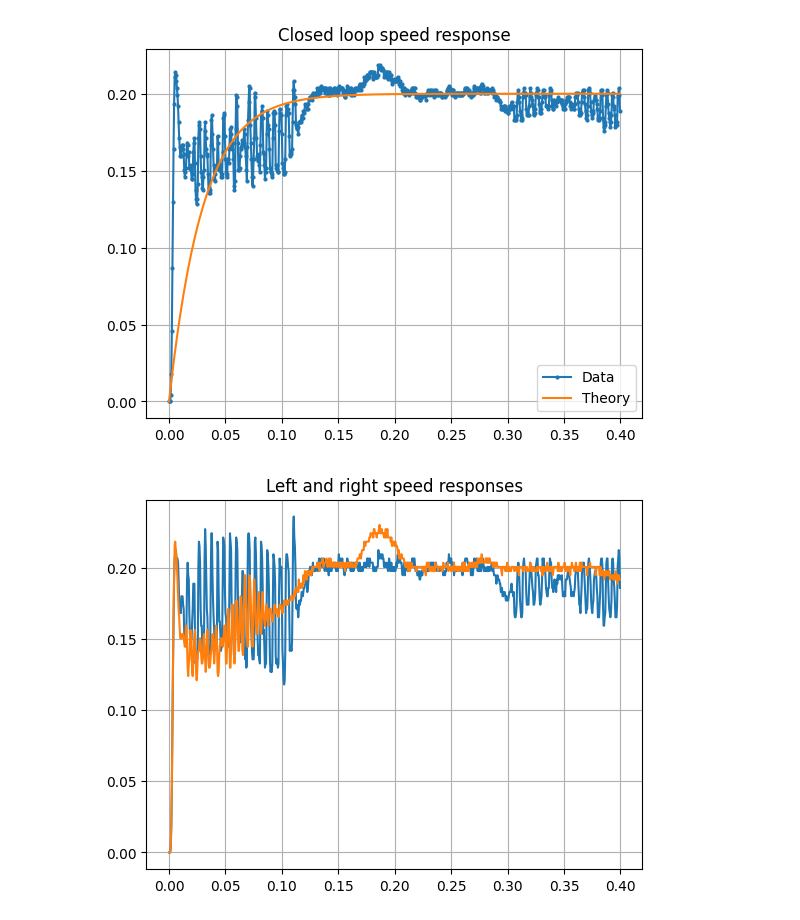
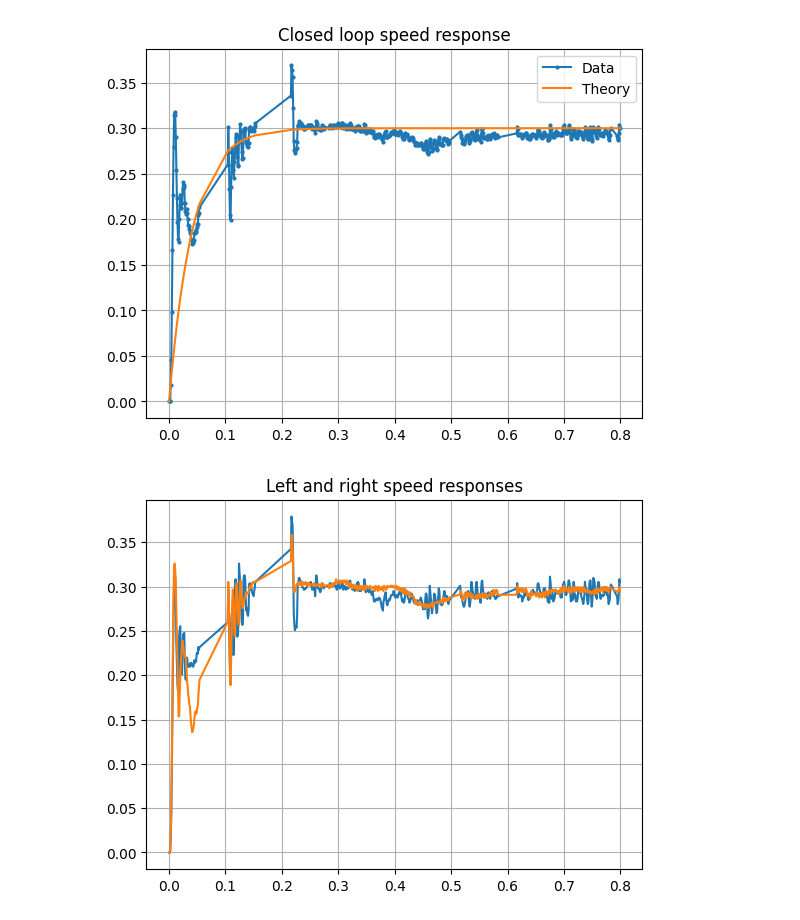
Before and after one commit to EthanD11/botlightyear, a Jupyter notebook: Teensy/CL_test/CL_test.ipynb, the cells around one changed output. Drawn from its saved outputs; the diff is of its cells as text; code cells hidden in the pictures.

```diff
--- a/Teensy/CL_test/CL_test.ipynb
+++ b/Teensy/CL_test/CL_test.ipynb
@@ -4,7 +4,7 @@ import matplotlib.pyplot as plt
 import pandas as pd
 import re
 # %%
-with open("CL_test__Kp_13dot2__Ki_44dot0__ref_0dot2__RD_500u.txt", "r") as file:
+with open("NEW_CL__Kp_13d9__Ki_33d1.txt", "r") as file:
     raw_data = file.read().strip().split("Mode")[1:-2]
 
 ndata = len(raw_data)
@@ -39,7 +39,7 @@ for i in range(ndata):
         break
 
 data = pd.DataFrame(data_np.T, columns=columns[1:])
-data.insert(0,"time",np.cumsum(data["dt"]),False)
+data.insert(0,"time",data["dt"],False)
 data.insert(0,"Mode",data_mode,False)
 
 data
@@ -60,15 +60,10 @@ data
 # %%
 mask = data["Mode"] != "idle"
-# mask = np.logical_and(mask, data["time"] <=100)
 t0 = data["time"][mask].iloc[0]
-# x0 = data["xpos"][mask].iloc[0]
-# y0 = data["ypos"][mask].iloc[0]
+data = data[mask]
 
-data = data[mask]
 data.loc[:,"time"] = data["time"].iloc[:] - t0
-# data.loc[:,"xpos"] = data["xpos"] - x0
-# data.loc[:,"ypos"] = data["ypos"] - y0
-mask = np.logical_and(mask, data["time"] <= 0.4)
+mask = np.logical_and(mask, data["time"] <= 0.8)
 data = data[mask]
 data
 # %% [output]
@@ -88,16 +83,16 @@ data
 # %%
-tau = 0.3/10
-A = 0.2
+tau = 0.42/10
+A = 0.3
 speed_resp_th = A*(1-np.exp(-data["time"]/tau))
 plt.title("Closed loop speed response")
 plt.plot(data['time'], data["vfwd"], '-o', markersize=2, label="Data")
 plt.plot(data["time"], speed_resp_th, label="Theory")
 plt.legend()
 plt.grid()
 # plt.xlim(0.6,0.8)
 plt.show()
 # %% [output]
-[figure, old version]
+[figure, new version]
 # %%
 plt.title("Left and right speed responses")
 plt.plot(data['time'], data["speed_left"], label="left speed")
@@ -105,4 +100,4 @@ plt.plot(data['time'], data["speed_right"], label="right speed")
 plt.grid()
 plt.show()
 # %% [output]
-[figure, old version]
+[figure, new version]
```
Also changed, not shown: parts of 3 cells of this notebook, 15 other files.
